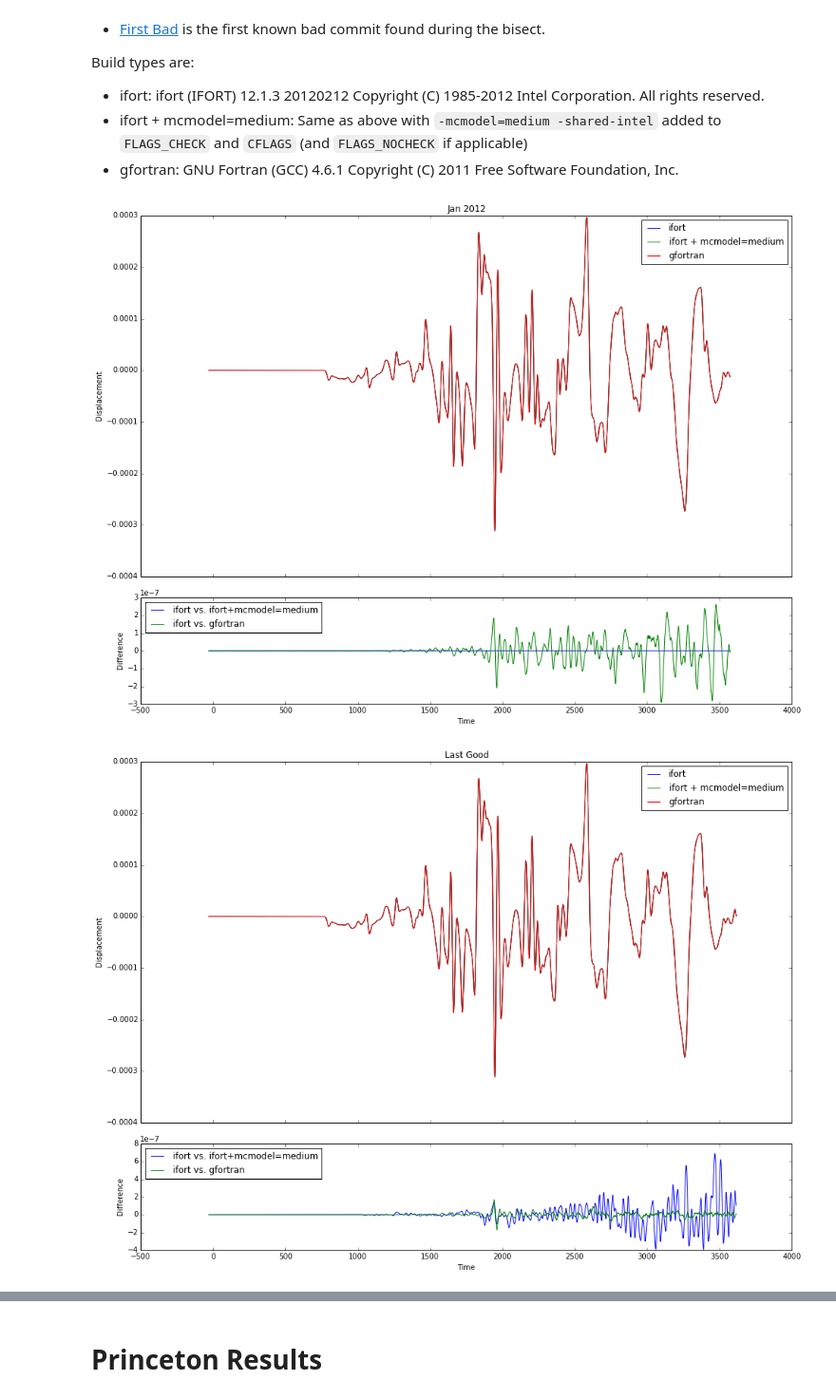
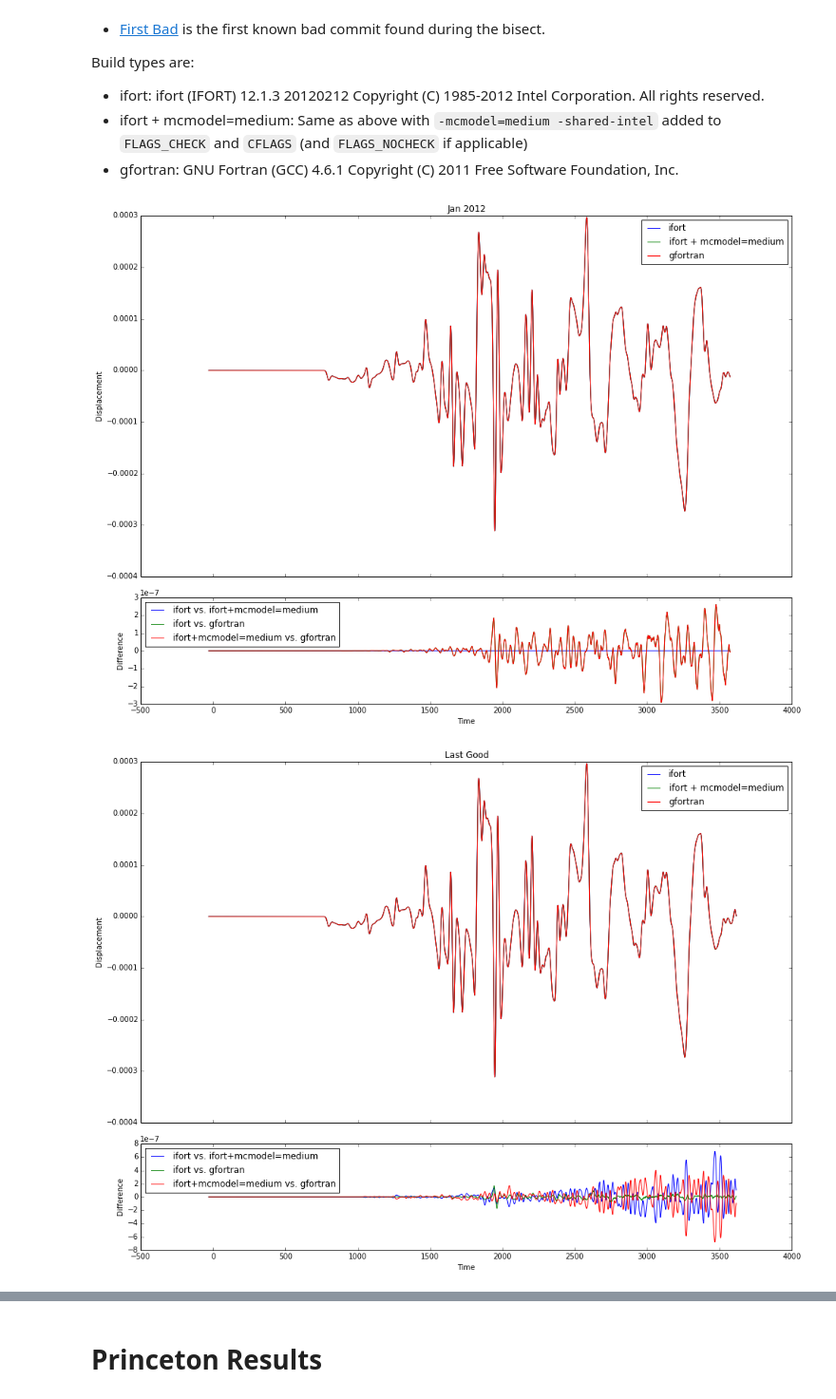
Before and after one commit to QuLogic/s362ani-bug-analysis, a Jupyter notebook: Analysis.ipynb, the cells around one changed output, grey strips where cells are left out. Shown at 95% size. Drawn from its saved outputs; the diff is of its cells as text; code cells hidden in the pictures.

```diff
--- a/Analysis.ipynb
+++ b/Analysis.ipynb
@@ -45,23 +45,24 @@ for r in REVS:
 # %%
 for r in REV_BY_DATE:
     plt.figure(figsize=(16,12))
 
     ax1 = plt.subplot2grid((4,1), (0,0), rowspan=3)
     ax2 = plt.subplot2grid((4,1), (3,0), sharex=ax1)
     plt.setp(ax1.get_xticklabels(), visible=False)
 
     ax1.plot(ifort[r][:,0], ifort[r][:,1], label='ifort')
     ax1.plot(ifort_medium[r][:,0], ifort_medium[r][:,1], label='ifort + mcmodel=medium')
     ax1.plot(gfortran[r][:,0], gfortran[r][:,1], label='gfortran')
     ax1.legend(loc='best')
     ax1.set_ylabel('Displacement')
     ax1.set_title(REVS[r])
 
     ax2.plot(ifort[r][:,0], ifort[r][:,1] - ifort_medium[r][:,1], label='ifort vs. ifort+mcmodel=medium')
     ax2.plot(ifort[r][:,0], ifort[r][:,1] - gfortran[r][:,1], label='ifort vs. gfortran')
+    ax2.plot(ifort_medium[r][:,0], ifort_medium[r][:,1] - gfortran[r][:,1], label='ifort+mcmodel=medium vs. gfortran')
     ax2.legend(loc='best')
     ax2.set_xlabel('Time')
     ax2.set_ylabel('Difference')
 # %% [output]
-[figure, old version]
+[figure, new version]
-[figure, old version]
+[figure, new version]
```
Also changed, not shown: parts of 2 cells of this notebook.
